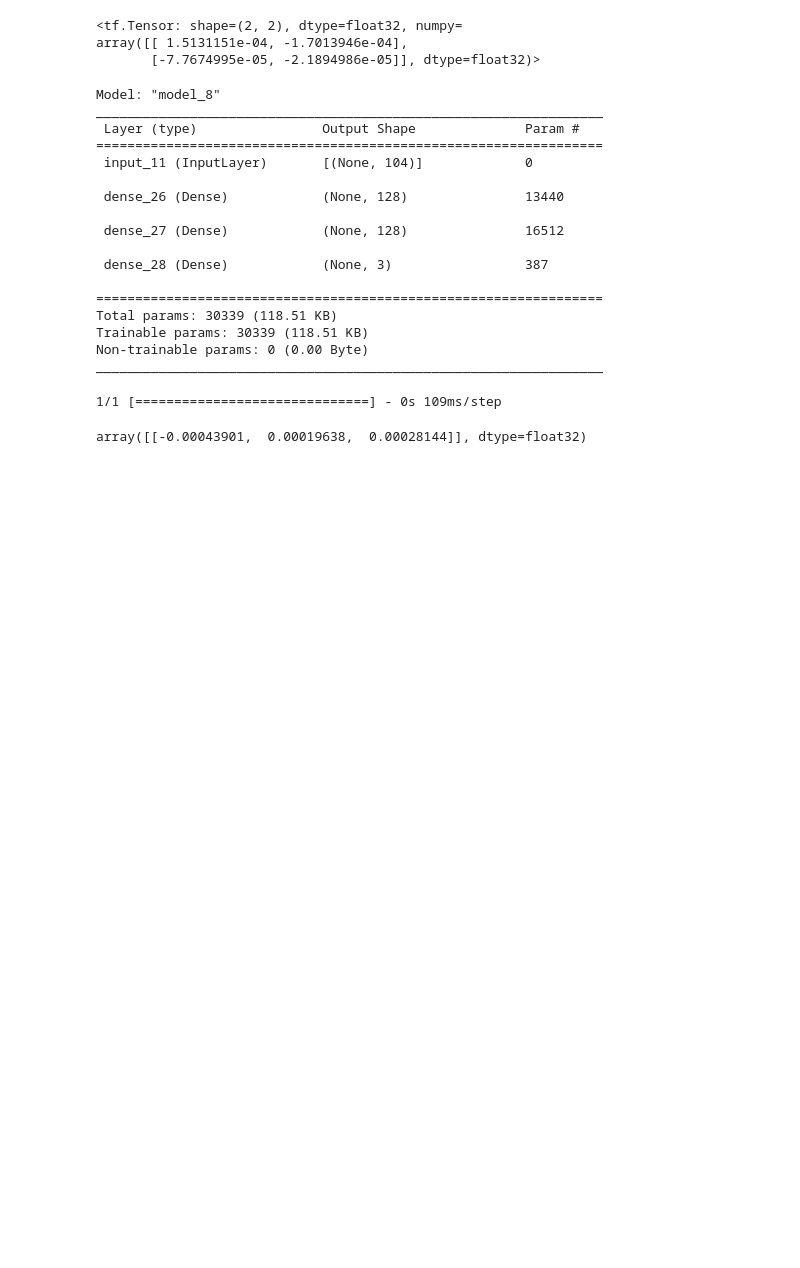
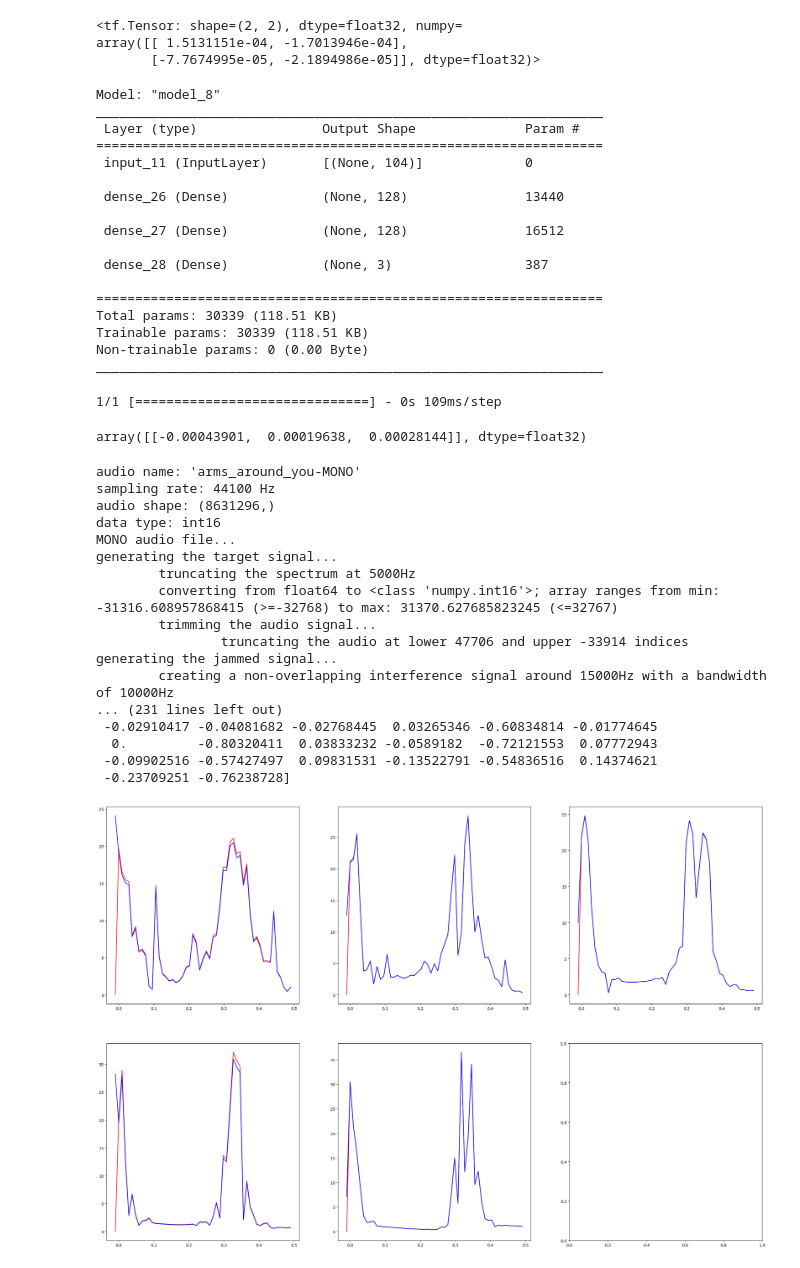
Before and after one commit to rajapaksha-rmpap/FYP, a Jupyter notebook: stage_1/notebook-stage_1.3.3.ipynb, the cells around one changed output. Drawn from its saved outputs; the diff is of its cells as text; code cells hidden in the pictures; blank space fills up the shorter version.

```diff
--- a/stage_1/notebook-stage_1.3.3.ipynb
+++ b/stage_1/notebook-stage_1.3.3.ipynb
@@ -656,3 +765,60 @@ Non-trainable params: 0 (0.00 Byte)
 _________________________________________________________________
 1/1 [==============================] - 0s 109ms/step
 array([[-0.00043901,  0.00019638,  0.00028144]], dtype=float32)
+# %%
+def customLayerNormalization(layer):
+    std_dev = np.mean((layer-0)**2)
+    return layer/np.sqrt(std_dev)
+# %%
+# testing - LayerNormalization
+
+from tensorflow.keras.layers import LayerNormalization
+
+audio_name = 'arms_around_you-MONO'
+target_signal, jammed_signal = create_target_and_jammed_signals(audio_name, 5_000, 15_000, 100)
+
+normalization_layer = LayerNormalization(
+    axis=0,
+    epsilon=0,
+    center=True,
+    scale=True
+)
+
+S = 100; N = 5
+batch_size = S + N - 1
+counter = 0
+# jammed_signal = np.arange(100)+1
+fig, ax = plt.subplots(nrows=2, ncols=3, figsize=(30, 20))
+for i in range(5):
+    counter += 1
+    partition = jammed_signal[(counter-1)*S : (counter-1)*S + batch_size]
+    print(partition)
+    normalized_partition = normalization_layer(partition)
+    print(normalized_partition)
+    custom_normalized_partition = customLayerNormalization(partition)
+    print(custom_normalized_partition)
+    print('\n')
+
+    # fig, ax = plt.subplots(nrows=1, ncols=2, figsize=(20, 10))
+    # ax[i//3, i%3].plot(*Spectrum(partition))
+    ax[i//3, i%3].plot(*Spectrum(np.array(normalized_partition)), 'r')
+    ax[i//3, i%3].plot(*Spectrum(custom_normalized_partition), 'b')
+# %% [output]
+audio name: 'arms_around_you-MONO'
+sampling rate: 44100 Hz
+audio shape: (8631296,)
+data type: int16
+MONO audio file...
+generating the target signal...
+        truncating the spectrum at 5000Hz
+        converting from float64 to <class 'numpy.int16'>; array ranges from min: -31316.608957868415 (>=-32768) to max: 31370.627685823245 (<=32767)
+        trimming the audio signal...
+                truncating the audio at lower 47706 and upper -33914 indices
+generating the jammed signal...
+        creating a non-overlapping interference signal around 15000Hz with a bandwidth of 10000Hz
+... (231 lines left out)
+ -0.02910417 -0.04081682 -0.02768445  0.03265346 -0.60834814 -0.01774645
+  0.         -0.80320411  0.03833232 -0.0589182  -0.72121553  0.07772943
+ -0.09902516 -0.57427497  0.09831531 -0.13522791 -0.54836516  0.14374621
+ -0.23709251 -0.76238728]
+[figure, added]
```
Also changed, not shown: parts of 10 cells of this notebook.
